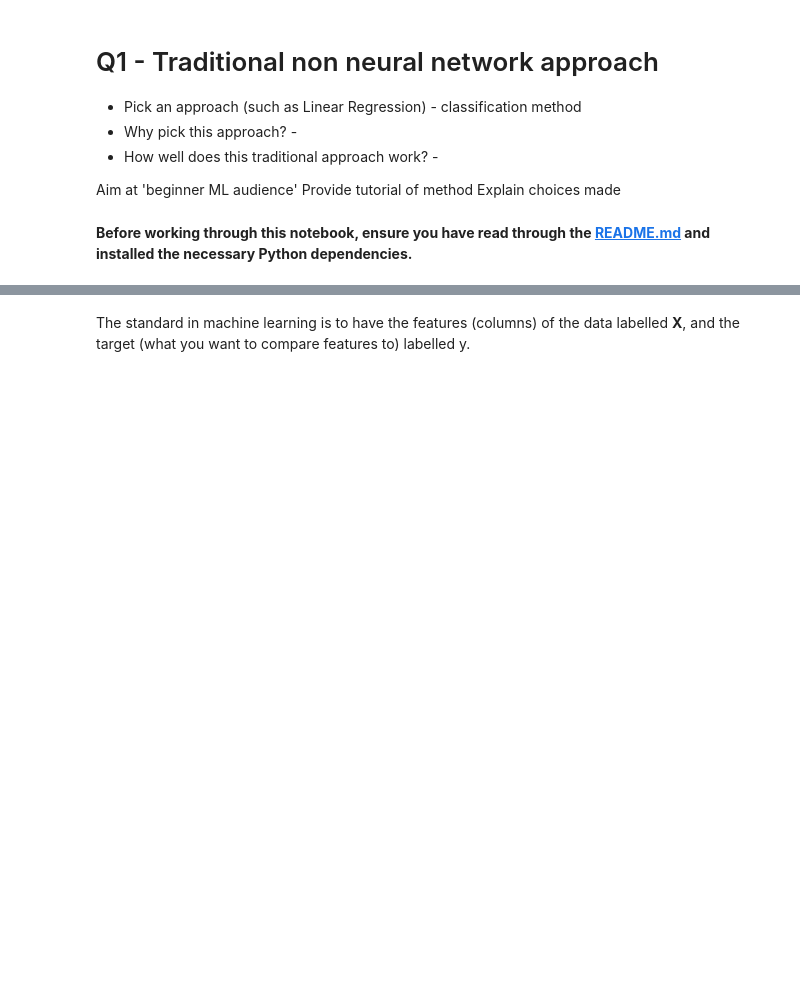
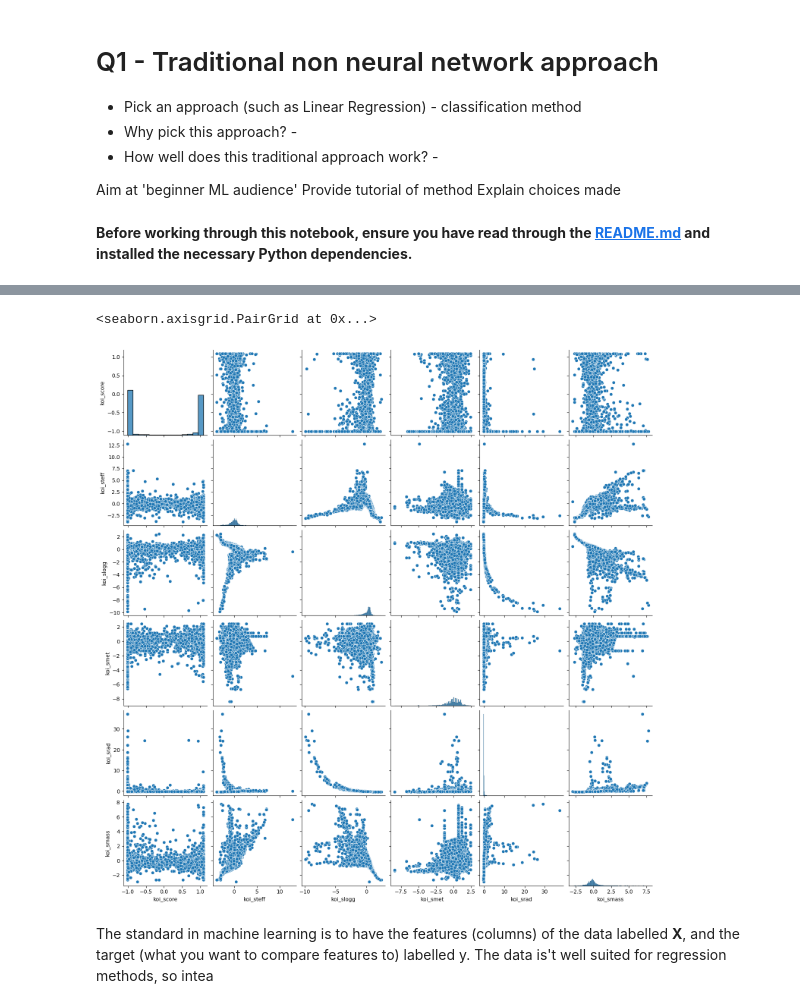
Before and after one commit to GHancock1/Coursework-2, a Jupyter notebook: py/Q1_folder/q1.ipynb, the cells around one changed output, grey strips where cells are left out. Drawn from its saved outputs; the diff is of its cells as text; code cells hidden in the pictures; blank space fills up the shorter version.

```diff
--- a/py/Q1_folder/q1.ipynb
+++ b/py/Q1_folder/q1.ipynb
@@ -55,3 +51,8 @@ scaled_df.head()
+# %%
+sns.pairplot(scaled_df)
+# %% [output]
+<seaborn.axisgrid.PairGrid at 0x...>
+[figure, added]
 # %% [markdown]
-The standard in machine learning is to have the features (columns) of the data labelled **X**, and the target (what you want to compare features to) labelled y.
+The standard in machine learning is to have the features (columns) of the data labelled **X**, and the target (what you want to compare features to) labelled y. The data is't well suited for regression methods, so intea
 # %%
```
Also changed, not shown: parts of 14 cells of this notebook.
